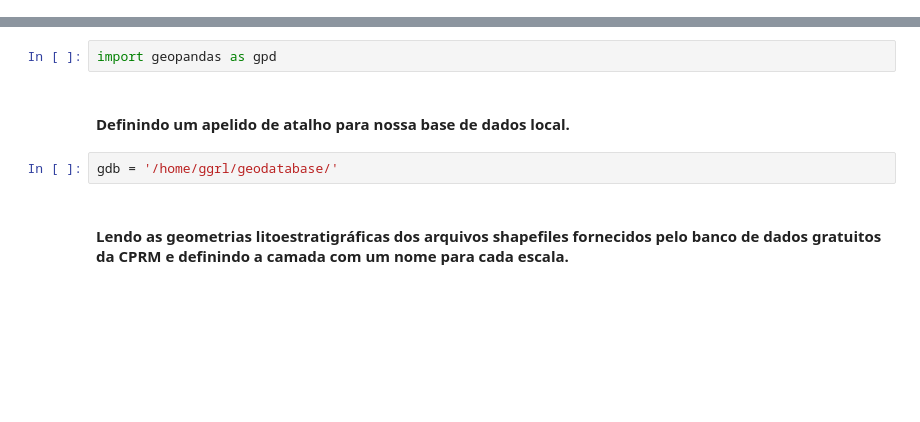
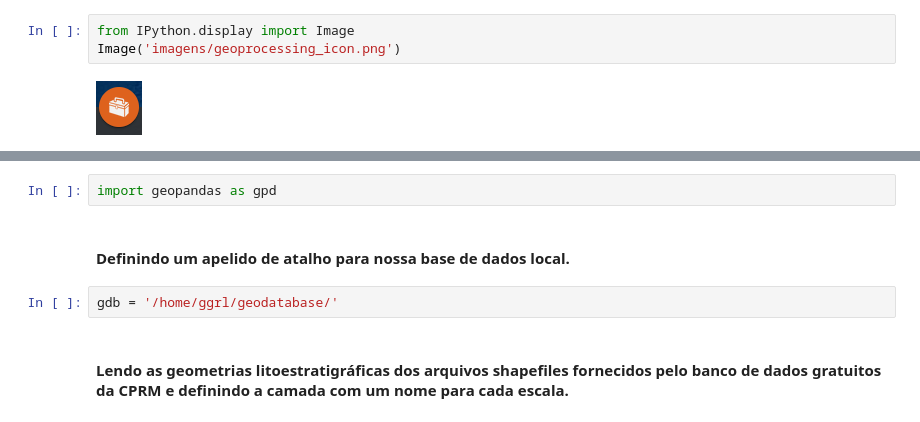
Before and after one commit to Gabriel-Goes/mapeamento_litologico_preditivo, a Jupyter notebook: 1 - Geopandas: Creating DataBase as geopackage.ipynb, the cells around one changed output, grey strips where cells are left out. Cells and saved outputs as stored; diff of their text form; blank space fills up the shorter version.

```diff
--- a/1 - Geopandas: Creating DataBase as geopackage.ipynb
+++ b/1 - Geopandas: Creating DataBase as geopackage.ipynb
@@ -0,0 +5,5 @@
+# %%
+from IPython.display import Image
+Image('imagens/geoprocessing_icon.png')
+# %% [output]
+[figure, added]
```
Also changed, not shown: parts of 7 cells of this notebook, 44 other files.
